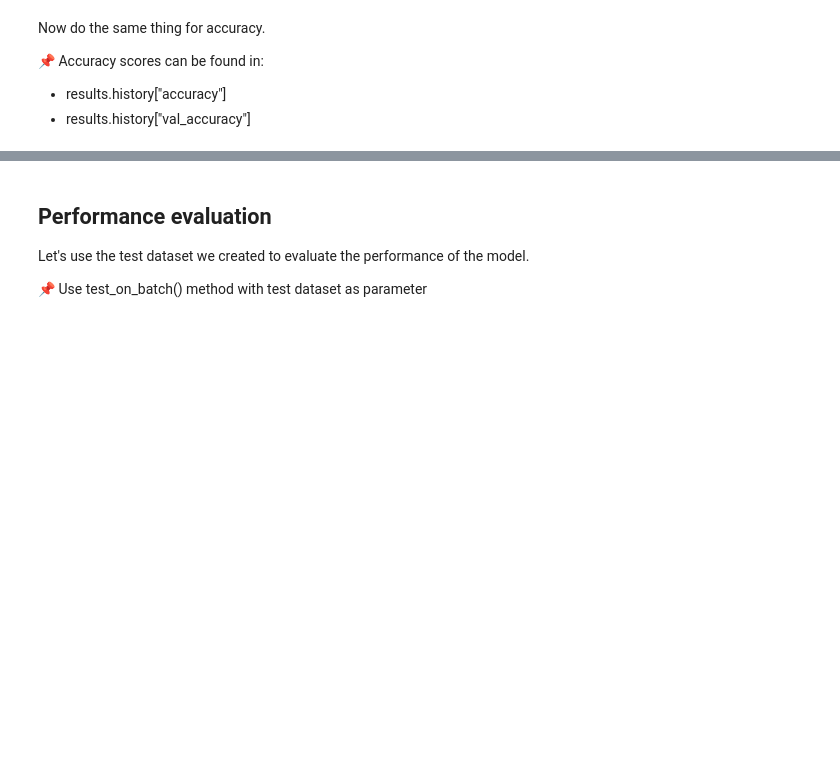
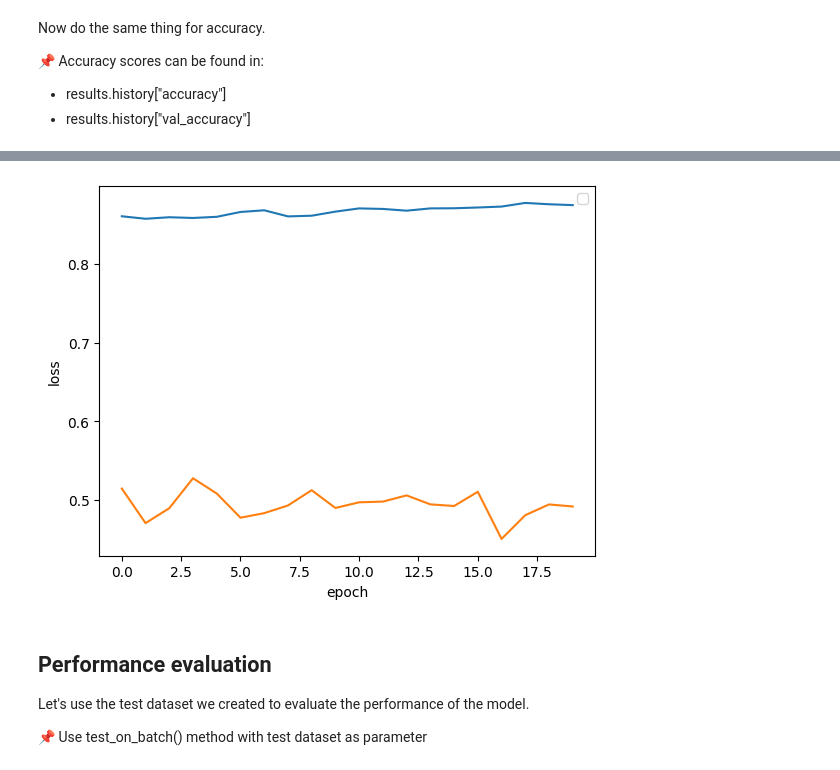
Before and after one commit to KHRMNKY/VeriBilimiKucukProje, a Jupyter notebook: Guided_Project_2.ipynb, the cells around one changed output, grey strips where cells are left out. Saved outputs shown, nothing was run; the diff lists cells and outputs as text; code cells hidden in the pictures; blank space fills up the shorter version.

```diff
--- a/Guided_Project_2.ipynb
+++ b/Guided_Project_2.ipynb
@@ -286,15 +315,17 @@ Now do the same thing for accuracy.
 * results.history["val_accuracy"]
 # %%
 # Plot the the training accuracy
-
+plt.plot(results.history["accuracy"])
 
 # Plot the the validation accuracy
+plt.plot(results.history["val_accuracy"])
 
 
 # Name the x and y axises
-
-
+plt.xlabel("epoch")
+plt.ylabel("loss")
 # Put legend table
-
-
+plt.legend()
 # Show the plot
+plt.show()
+# %% [output]
@@ -301,3 +333,4 @@ Now do the same thing for accuracy.
+[figure, added]
 # %% [markdown]
 ## Performance evaluation
 
```
Also changed, not shown: parts of 10 cells of this notebook.
